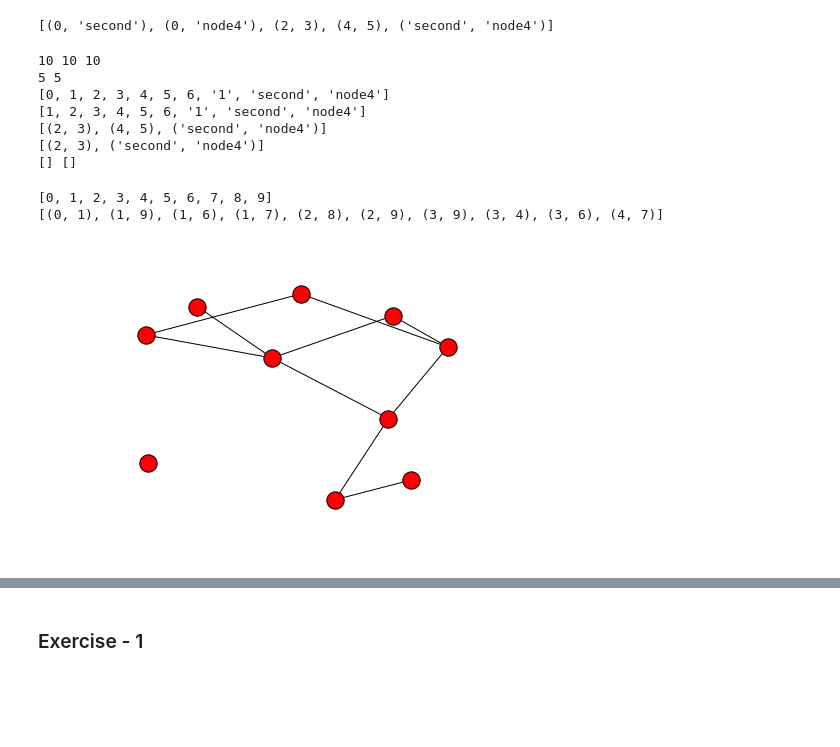
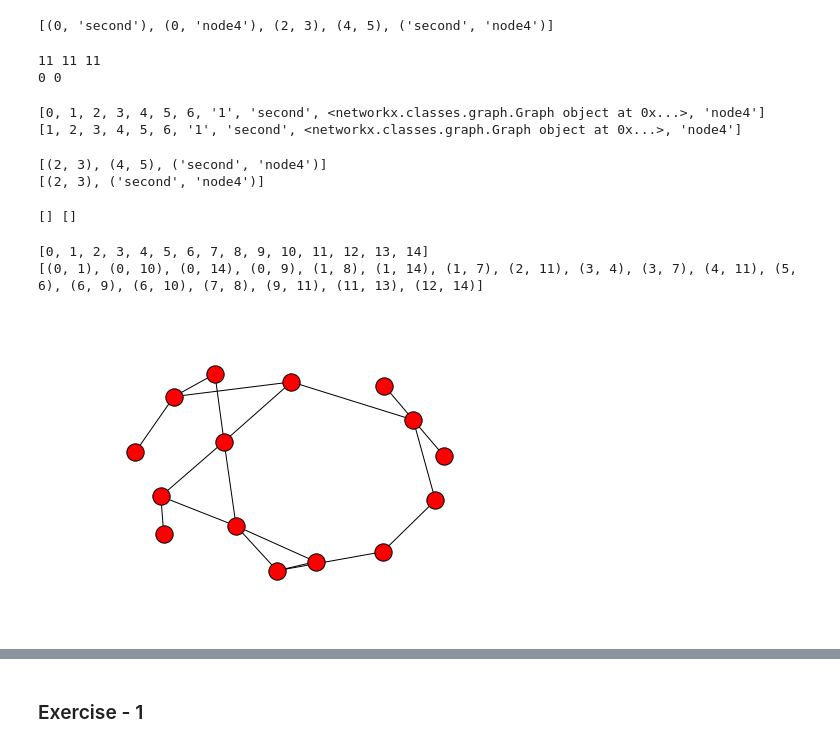
Before and after one commit to MridulS/euroscipy-networkx, a Jupyter notebook: Slides.ipynb, the cells around one changed output, grey strips where cells are left out. Drawn from its saved outputs; the diff is of its cells as text; code cells hidden in the pictures; blank space fills up the shorter version.

```diff
--- a/Slides.ipynb
+++ b/Slides.ipynb
@@ -70,36 +82,38 @@ G.edges()
 # Number of nodes and edges.
 print G.number_of_nodes(), len(G), len(G.nodes())
 print G.number_of_edges(), len(G.edges())
-
-# Utility functions.
-print G.nodes()
-G.remove_node(0)
-print G.nodes()
-
-print G.edges()
-G.remove_edge(4, 5)
-print G.edges()
-
-G.clear()
-print G.nodes(), G.edges()
 # %% [output]
-10 10 10
-5 5
-[0, 1, 2, 3, 4, 5, 6, '1', 'second', 'node4']
-[1, 2, 3, 4, 5, 6, '1', 'second', 'node4']
-[(2, 3), (4, 5), ('second', 'node4')]
-[(2, 3), ('second', 'node4')]
-[] []
+11 11 11
+0 0
+# %%
+print G.nodes()
+G.remove_node(0)
+print G.nodes()
+# %% [output]
+[0, 1, 2, 3, 4, 5, 6, '1', 'second', <networkx.classes.graph.Graph object at 0x...>, 'node4']
+[1, 2, 3, 4, 5, 6, '1', 'second', <networkx.classes.graph.Graph object at 0x...>, 'node4']
+# %%
+print G.edges()
+G.remove_edge(4, 5)
+print G.edges()
+# %% [output]
+[(2, 3), (4, 5), ('second', 'node4')]
+[(2, 3), ('second', 'node4')]
+# %%
+G.clear()
+print G.nodes(), G.edges()
+# %% [output]
+[] []
 # %%
 # One more graph generator. This will create
 # a Erdos-Reyni Graph
-G = nx.fast_gnp_random_graph(10, 0.2, seed=1)
+G = nx.erdos_renyi_graph(15, 0.2, seed=1)
 
 # Let's checkout nodes and edges
 print G.nodes()
 print G.edges()
 nx.draw(G)
 # %% [output]
-[0, 1, 2, 3, 4, 5, 6, 7, 8, 9]
-[(0, 1), (1, 9), (1, 6), (1, 7), (2, 8), (2, 9), (3, 9), (3, 4), (3, 6), (4, 7)]
+[0, 1, 2, 3, 4, 5, 6, 7, 8, 9, 10, 11, 12, 13, 14]
+[(0, 1), (0, 10), (0, 14), (0, 9), (1, 8), (1, 14), (1, 7), (2, 11), (3, 4), (3, 7), (4, 11), (5, 6), (6, 9), (6, 10), (7, 8), (9, 11), (11, 13), (12, 14)]
-[figure, old version]
+[figure, new version]
```
Also changed, not shown: parts of 65 cells of this notebook, 4 other files.
